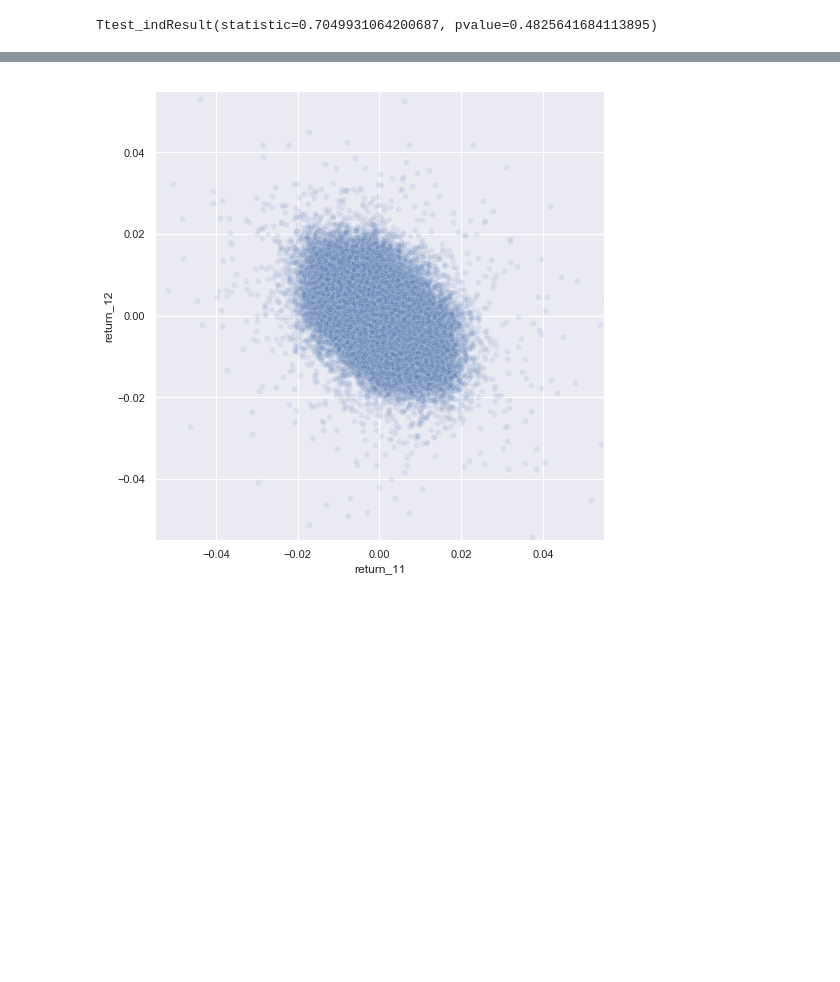
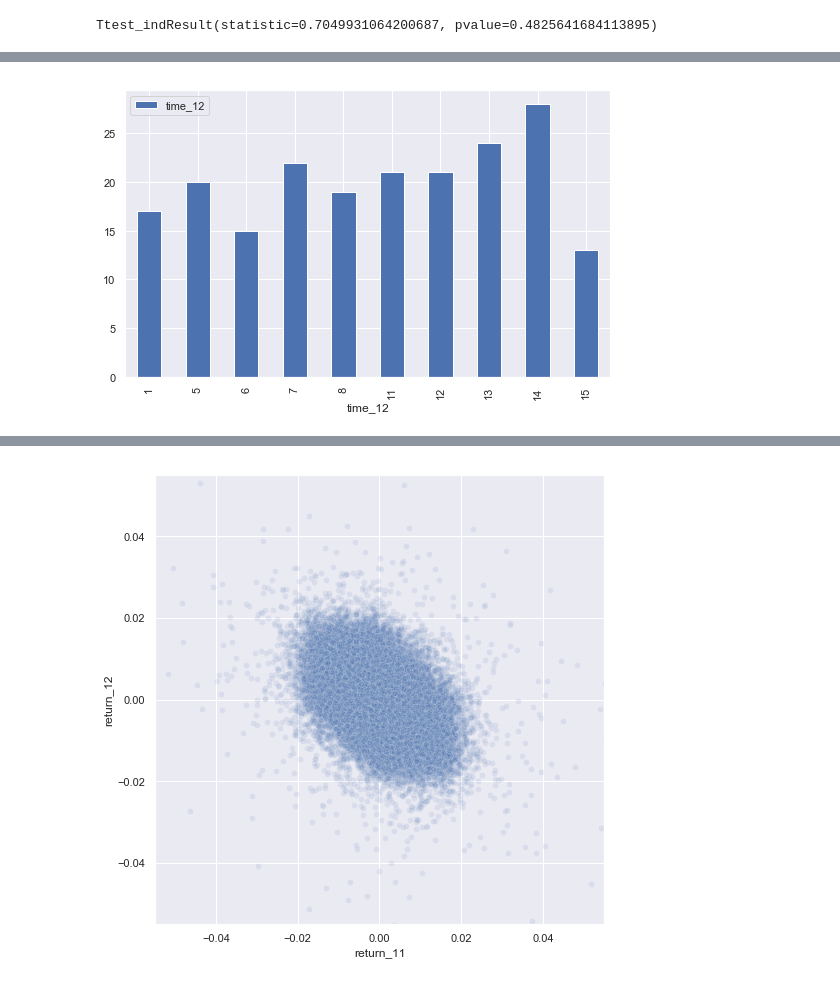
Before and after one commit to kanru-wang/stock_toy_model_for_phg, a Jupyter notebook: dev_notebook.ipynb, the cells around one changed output, grey strips where cells are left out. Cells and saved outputs as stored; diff of their text form; code cells hidden in the pictures; blank space fills up the shorter version.

```diff
--- a/dev_notebook.ipynb
+++ b/dev_notebook.ipynb
@@ -900,0 +906,5 @@ Ttest_indResult(statistic=0.7049931064200687, pvalue=0.4825641684113895)
+# %%
+prediction = best_model.predict(test_data.loc[:, test_data.columns != "return_12"])
+# %%
+result = pd.DataFrame([test_data.loc[:, "return_12"], time]).T
+result["prediction"] = prediction
@@ -900,0 +920,9 @@ Ttest_indResult(statistic=0.7049931064200687, pvalue=0.4825641684113895)
+# %%
+result = result.sort_values(by = "prediction", ascending = False)
+best_one_percent_opportunities = result.iloc[0:200, :]
+# %%
+df = pd.DataFrame(best_one_percent_opportunities["time_12"])
+# %%
+df.groupby(df["time_12"].dt.day).count().plot(kind="bar");
+# %% [output]
+[figure, added]
```
Also changed, not shown: parts of 8 cells of this notebook.
